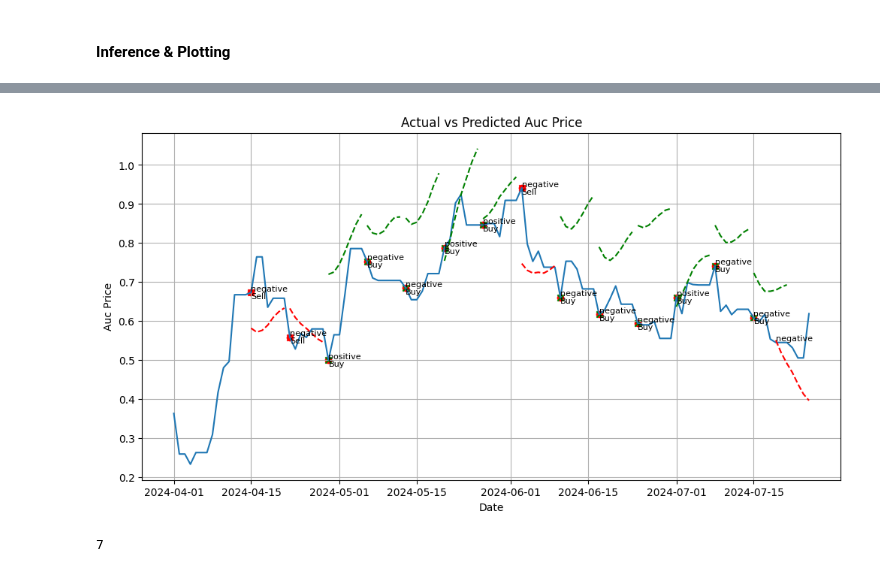
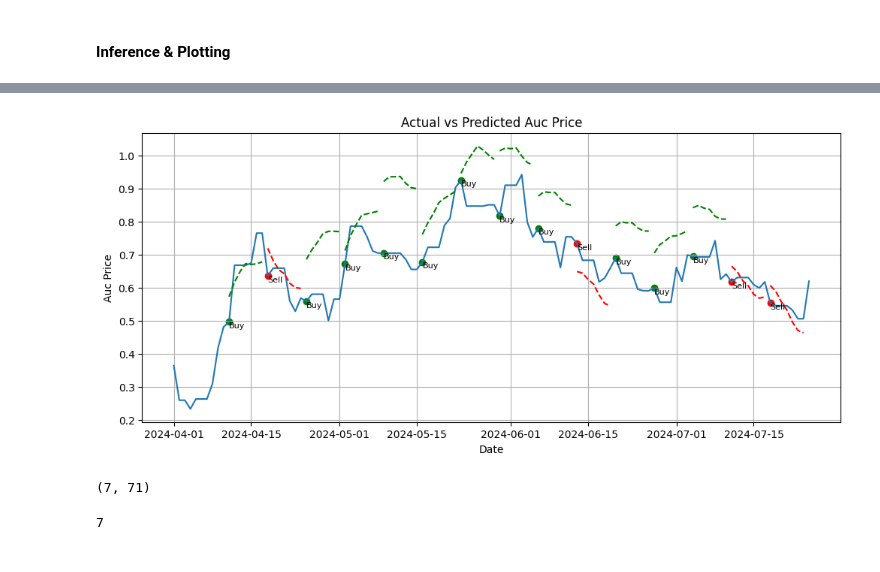
Before and after one commit to wyne1/carbon-market-forecasting, a Jupyter notebook: lstm-model.ipynb, the cells around one changed output, grey strips where cells are left out. Saved outputs shown, nothing was run; the diff lists cells and outputs as text; code cells hidden in the pictures.

Commit message:
Added Conv Model Plots. Updated Markdown

```diff
--- a/lstm-model.ipynb
+++ b/lstm-model.ipynb
@@ -758,7 +780,8 @@ num_features = len(test_df.columns)
 
 
 OUT_STEPS = 7
-multi_window = WindowGenerator(input_width=14,
+INPUT_WIDTH = 10
+multi_window = WindowGenerator(input_width=INPUT_WIDTH,
                                train_df=train_df, val_df=val_df, test_df=test_df,
                                label_width=OUT_STEPS,
                                shift=OUT_STEPS)
@@ -768,12 +791,12 @@ multi_lstm_model = tf.keras.Sequential([
     tf.keras.layers.Dense(OUT_STEPS*num_features,kernel_initializer=tf.initializers.zeros()),
     tf.keras.layers.Reshape([OUT_STEPS, num_features])
 ])
-history = preprocessor.compile_and_fit(multi_lstm_model, multi_window, use_early_stopping=False, max_epochs=40)
+history = preprocessor.compile_and_fit(multi_lstm_model, multi_window, use_early_stopping=False, max_epochs=50)
 
 Plotting.plot_history(history)
 multi_window.plot(multi_lstm_model)
 multi_window.plot_test(multi_lstm_model)
 
 # Sequentially predict and plot the test data
-sequential_predict_and_plot(multi_lstm_model, test_df, input_width=14, out_steps=OUT_STEPS, features=test_df.columns)
+sequential_predict_and_plot(multi_lstm_model, test_df, input_width=INPUT_WIDTH, out_steps=OUT_STEPS, features=test_df.columns)
 # %% [output]
@@ -1129,9 +841,12 @@ prediction_data_frame[prediction_data_frame.index.year >= 2024]['Auc Price'].plo
 #### Inference & Plotting
 # %%
 model = multi_lstm_model
+# model = multi_conv_model
 test_df = test_df
-input_width = 14
-out_steps = OUT_STEPS
+# input_width = 14
+input_width = INPUT_WIDTH
+# out_steps = OUT_STEPS
+out_steps = 7
 features = test_df.columns
 
 num_features = len(features)
@@ -1168,7 +883,7 @@ for idx, i in enumerate(range(input_width, len(test_df) - out_steps + 1, out_ste
 predictions = np.concatenate(predictions, axis=0)
 predictions_df = pd.DataFrame(predictions, columns=features, index=test_df.index[input_width:input_width + len(predictions)])
 
-plt.figure(figsize=(12, 6))
+plt.figure(figsize=(12, 5))
 plt.plot(test_df.index, test_df['Auc Price'], label='Actual Auc Price')
 
 def check_gradient(values):
@@ -1182,8 +897,8 @@ for idx, i in enumerate(range(input_width, len(test_df) - out_steps + 1, out_ste
 
     single_point_index = predictions_df.index[idx* out_steps:(idx+1)* out_steps][0]  # Example index
     single_point_value = test_df[test_df.index == single_point_index]['Auc Price'].values[0]  # Example value
-    plt.scatter(single_point_index, single_point_value, color='red')
-    plt.text(single_point_index, single_point_value, trend, fontsize=8, verticalalignment='bottom')
+    # plt.scatter(single_point_index, single_point_value, color='red')
+    # plt.text(single_point_index, single_point_value, trend, fontsize=8, verticalalignment='bottom')
 
     prev_timestamp = single_point_index - pd.to_timedelta(1, unit='d')
     prev_auc_price = test_df[test_df.index == prev_timestamp]['Auc Price'].values[0]
@@ -1191,13 +906,13 @@ for idx, i in enumerate(range(input_width, len(test_df) - out_steps + 1, out_ste
     print(f"Prev Auc Price: {prev_auc_price}")
     print(f"Pred Difference: {pred_diff}")
     if pred_diff > 0:
-        plt.scatter(single_point_index, single_point_value, color='green', marker='x')
+        plt.scatter(single_point_index, single_point_value, color='green', marker='o')
         plt.text(single_point_index, single_point_value, "Buy", fontsize=8, verticalalignment='top')
         plt.plot(predictions_df.index[idx* out_steps:(idx+1)* out_steps],
              predictions_df['Auc Price'][idx* out_steps:(idx+1)* out_steps],
              label=f'Predicted Auc Price {idx+1}', linestyle='dashed', color='green')
     else:
-        plt.scatter(single_point_index, single_point_value, color='red', marker='x')
+        plt.scatter(single_point_index, single_point_value, color='red', marker='o')
         plt.text(single_point_index, single_point_value, "Sell", fontsize=8, verticalalignment='top')
         plt.plot(predictions_df.index[idx* out_steps:(idx+1)* out_steps],
              predictions_df['Auc Price'][idx* out_steps:(idx+1)* out_steps],
@@ -1207,21 +922,21 @@ for idx, i in enumerate(range(input_width, len(test_df) - out_steps + 1, out_ste
     #          predictions_df['Auc Price'][idx* out_steps:(idx+1)* out_steps],
     #          label=f'Predicted Auc Price {idx+1}', linestyle='dashed', color=colors[idx])
 
-inputs = test_df.iloc[-input_width:].values
-inputs_reshaped = inputs.reshape((1, input_width, num_features))
-preds = model.predict(inputs_reshaped)
-predictions = []
-predictions.append(preds[0])
-predictions = np.concatenate(predictions, axis=0)
-predictions_df = pd.DataFrame(predictions, columns=features, index=test_df.iloc[-OUT_STEPS:].index)
-trend = check_gradient(predictions_df['Auc Price'].values)
-single_point_index = predictions_df.index[0]  # Example index
-single_point_value = test_df[test_df.index == single_point_index]['Auc Price'].values[0]
+# inputs = test_df.iloc[-input_width:].values
+# inputs_reshaped = inputs.reshape((1, input_width, num_features))
+# preds = model.predict(inputs_reshaped)
+# predictions = []
+# predictions.append(preds[0])
+# predictions = np.concatenate(predictions, axis=0)
+# predictions_df = pd.DataFrame(predictions, columns=features, index=test_df.iloc[-OUT_STEPS:].index)
+# trend = check_gradient(predictions_df['Auc Price'].values)
+# single_point_index = predictions_df.index[0]  # Example index
+# single_point_value = test_df[test_df.index == single_point_index]['Auc Price'].values[0]
 
-plt.text(single_point_index, single_point_value, trend, fontsize=8, verticalalignment='bottom')
-plt.plot(predictions_df.index,
-             predictions_df['Auc Price'],
-             label=f'RECENT Auc Price', linestyle='dashed', color='red')
+# plt.text(single_point_index, single_point_value, trend, fontsize=8, verticalalignment='bottom')
+# plt.plot(predictions_df.index,
+#              predictions_df['Auc Price'],
+#              label=f'RECENT Auc Price', linestyle='dashed', color='red')
 
 
 plt.xlabel('Date')
@@ -1251,4 +966,8 @@ Pred Difference: 0.05988688777069029
-[figure, old version]
+[figure, new version]
+# %%
+preds[0].shape
+# %% [output]
+(7, 71)
 # %%
 multi_window = WindowGenerator(input_width=7,
                                train_df=train_df, val_df=val_df, test_df=test_df,
```
Also changed, not shown: parts of 14 cells of this notebook, 4 other files.
